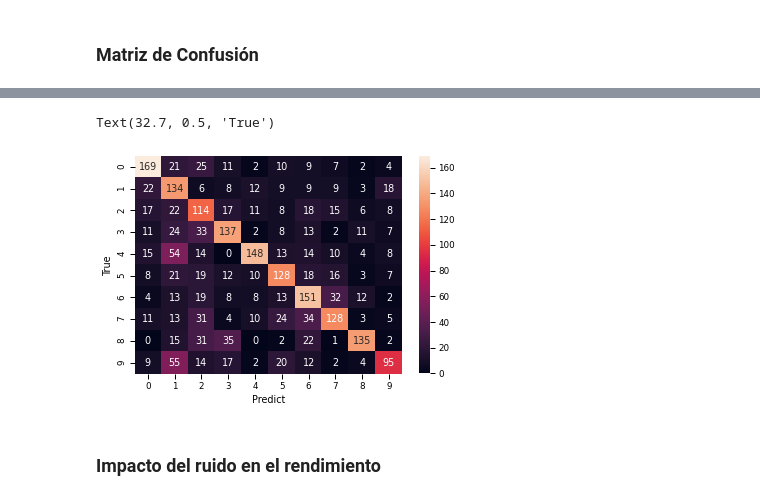
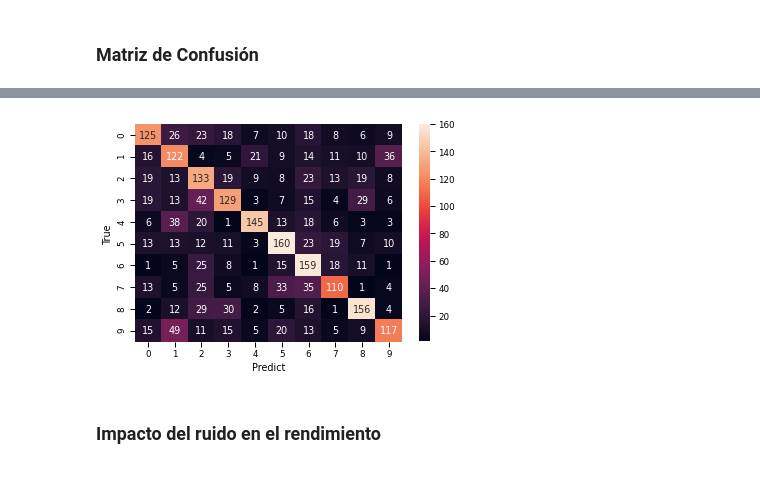
Before and after one commit to dhruszecki/cdatos-AA-TP2, a Jupyter notebook: AA_TP2.ipynb, the cells around one changed output, grey strips where cells are left out. Drawn from its saved outputs; the diff is of its cells as text; code cells hidden in the pictures.

```diff
--- a/AA_TP2.ipynb
+++ b/AA_TP2.ipynb
@@ -520,7 +540,7 @@ Wall time: 136 ms
 %%time
 
 sns.set_context('paper')
-sns.heatmap(confusion_matrix(validation_features.digit.values, predict_nb1), annot=True, fmt='g')
+sns.heatmap(confusion_matrix(test_features.digit.values, predict_nb_test), annot=True, fmt='g')
 plt.xlabel('Predict')
 plt.ylabel('True')
 # %% [output]
@@ -529,5 +549,4 @@ Wall time: 88.7 ms
-Text(32.7, 0.5, 'True')
-[figure, old version]
+[figure, new version]
 # %% [markdown]
 ### Impacto del ruido en el rendimiento
 # %%
```
Also changed, not shown: parts of 17 cells of this notebook, 7 other files.
